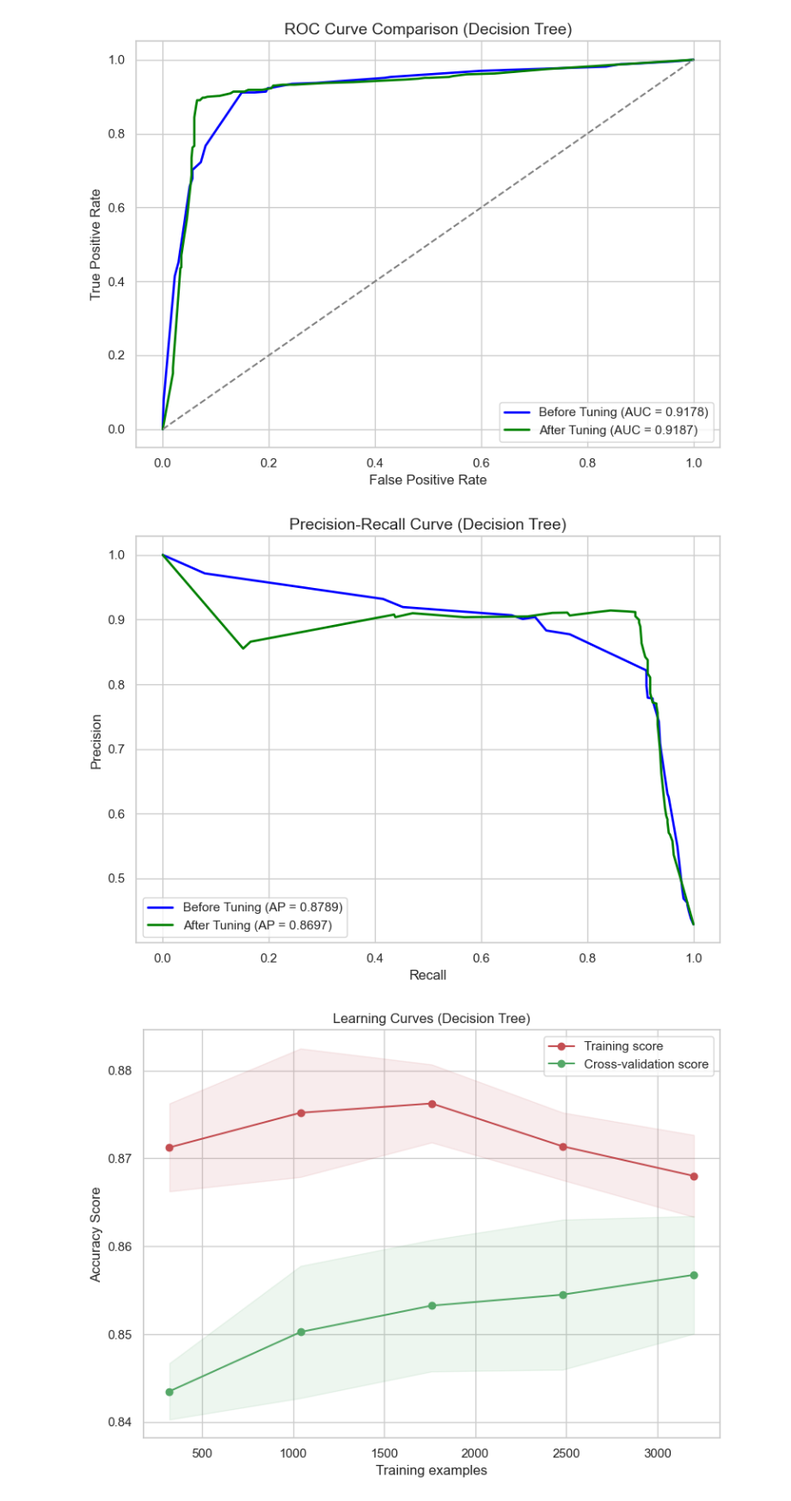
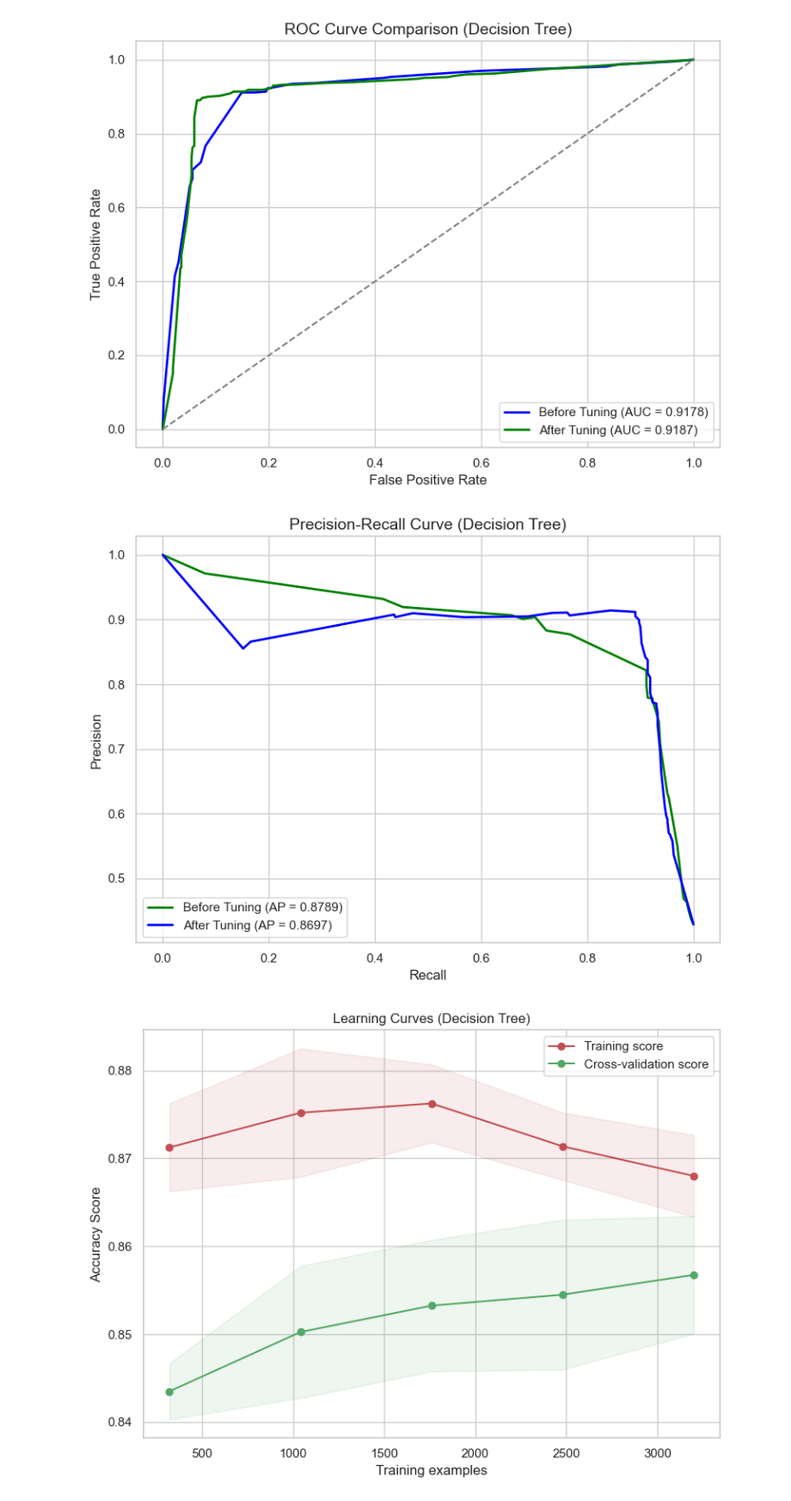
Before and after one commit to github-cweehy/Lung-Cancer-Detection-ML, a Jupyter notebook: DecisionTree.ipynb, the cells around one changed output. Shown at 86% size. Saved outputs shown, nothing was run; the diff lists cells and outputs as text; code cells hidden in the pictures.

```diff
--- a/DecisionTree.ipynb
+++ b/DecisionTree.ipynb
@@ -510,34 +546,34 @@ plt.show()
 # %%
 from sklearn.metrics import precision_recall_curve, average_precision_score
 import matplotlib.pyplot as plt
 
 # Predicted probabilities for class 1
 y_scores_dt_no_tune = dt_base.predict_proba(X_test)[:, 1]
 y_scores_dt_tuned = dt_tuned.predict_proba(X_test)[:, 1]
 
 # Compute precision-recall curves
 precision_no_tune, recall_no_tune, _ = precision_recall_curve(y_test, y_scores_dt_no_tune)
 precision_tuned, recall_tuned, _ = precision_recall_curve(y_test, y_scores_dt_tuned)
 
 # Average precision scores
 ap_no_tune = average_precision_score(y_test, y_scores_dt_no_tune)
 ap_tuned = average_precision_score(y_test, y_scores_dt_tuned)
 
 # Plot
 plt.figure(figsize=(8, 6))
-plt.plot(recall_no_tune, precision_no_tune, label=f'Before Tuning (AP = {ap_no_tune:.4f})', color='blue', linewidth=2)
-plt.plot(recall_tuned, precision_tuned, label=f'After Tuning (AP = {ap_tuned:.4f})', color='green', linewidth=2)
+plt.plot(recall_no_tune, precision_no_tune, label=f'Before Tuning (AP = {ap_no_tune:.4f})', color='green', linewidth=2)
+plt.plot(recall_tuned, precision_tuned, label=f'After Tuning (AP = {ap_tuned:.4f})', color='blue', linewidth=2)
 
 # Formatting
 plt.xlabel('Recall', fontsize=12)
 plt.ylabel('Precision', fontsize=12)
 plt.title('Precision-Recall Curve (Decision Tree)', fontsize=14)
 plt.legend(loc='lower left')
 plt.grid(True)
 plt.tight_layout()
 plt.show()
 # %% [output]
-[figure, old version]
+[figure, new version]
 # %%
 # Plot learning curve - Decision Tree (Before Tuning)
 # Plot learning curves for Decision Tree
```
Also changed, not shown: parts of 2 cells of this notebook, 1 other file.
